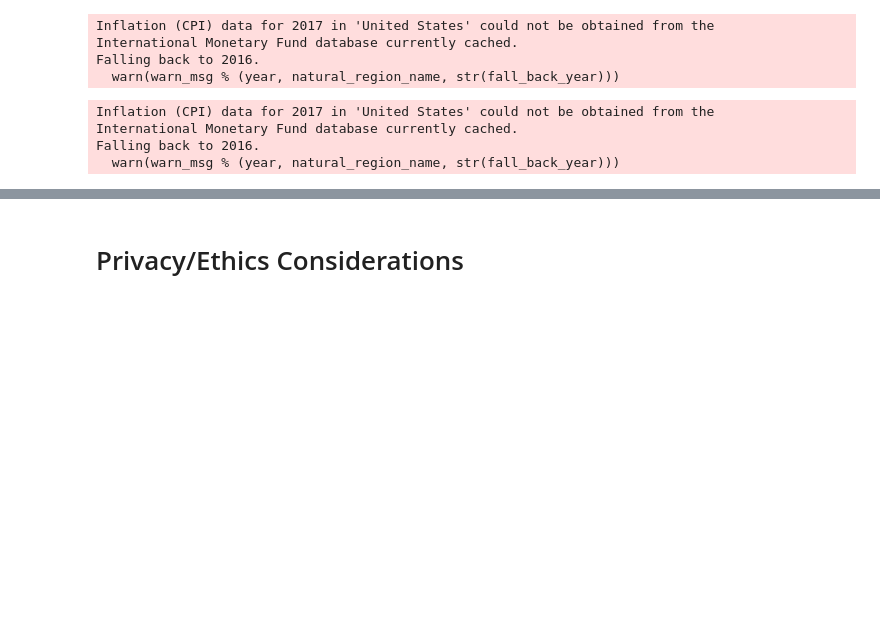
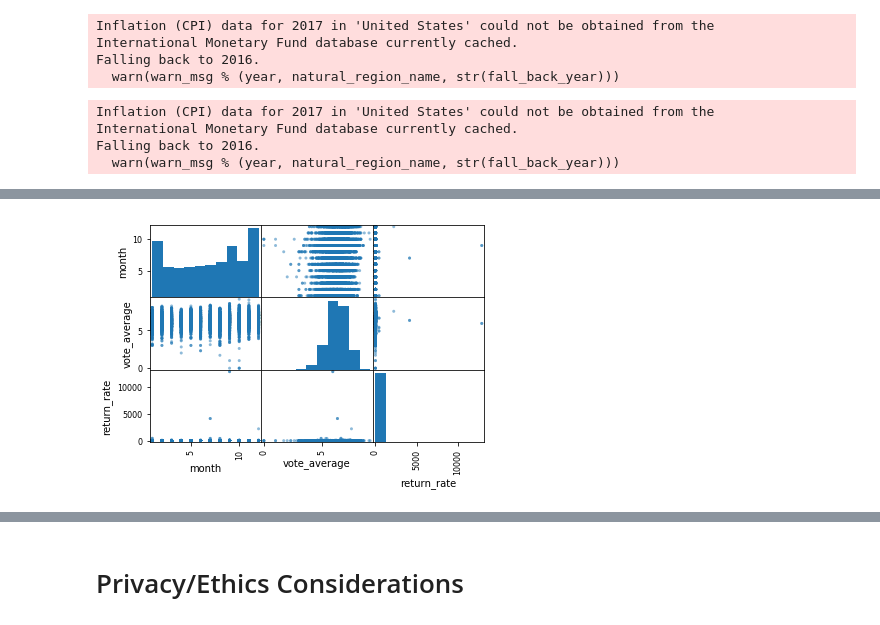
Before and after one commit to k-chau/What-Makes-a-Movie-Profit-, a Jupyter notebook: project/FinalProject.ipynb, the cells around one changed output, grey strips where cells are left out. Saved outputs shown, nothing was run; the diff lists cells and outputs as text; code cells hidden in the pictures; blank space fills up the shorter version.

```diff
--- a/project/FinalProject.ipynb
+++ b/project/FinalProject.ipynb
@@ -160,0 +166,4 @@ df
+# %%
+fig = pd.plotting.scatter_matrix(df[['month','vote_average','return_rate']])
+# %% [output]
+[figure, added]
```
Also changed, not shown: parts of 34 cells of this notebook.
